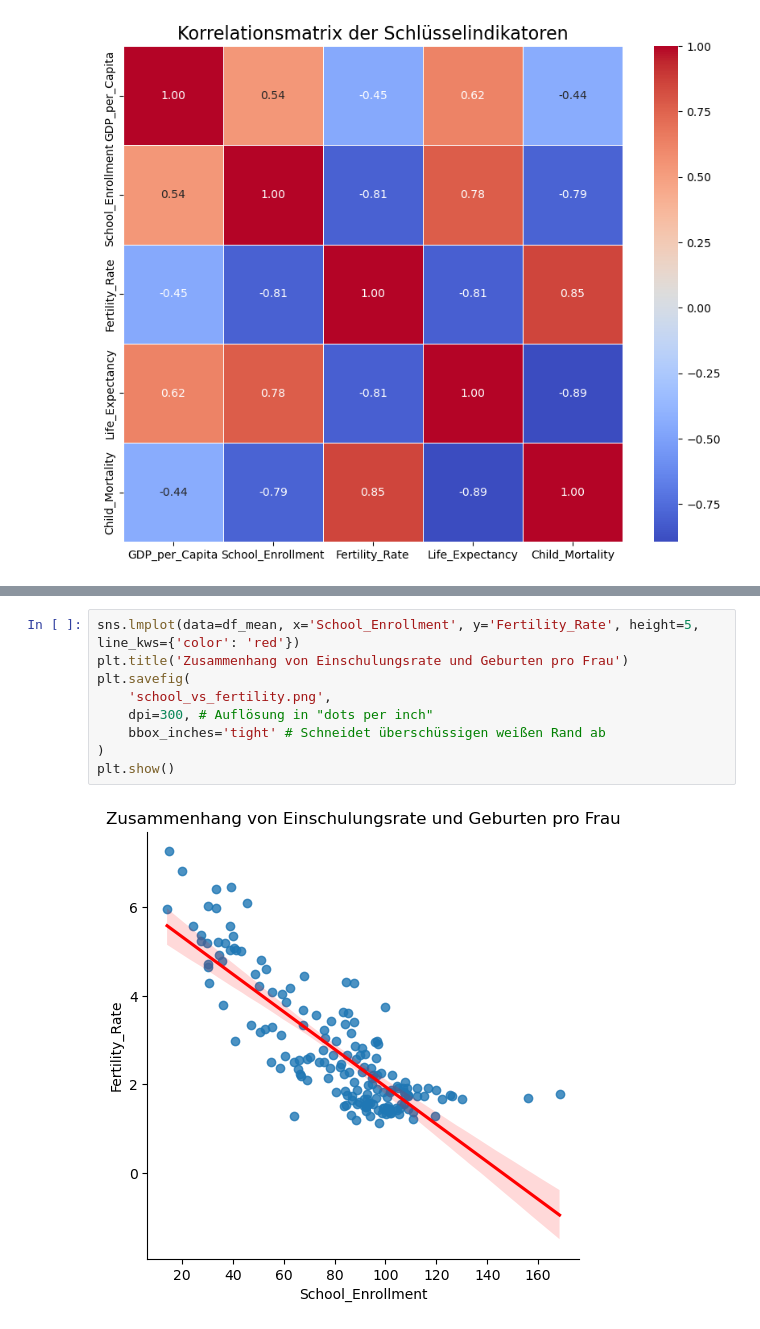
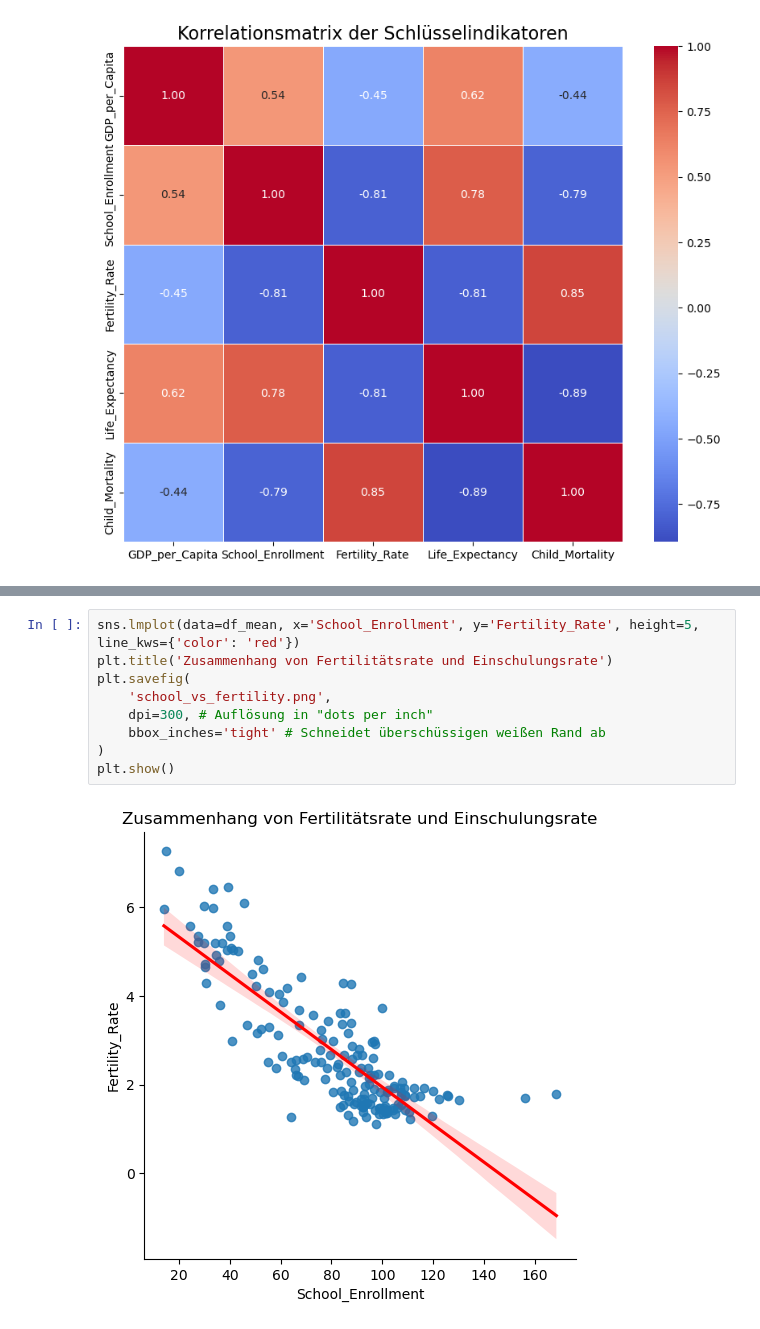
Before and after one commit to sandrosimmeth/DLBDBSC01, a Jupyter notebook: DLBDBSC01.ipynb, the cells around one changed output, grey strips where cells are left out. Drawn from its saved outputs; the diff is of its cells as text.

```diff
--- a/DLBDBSC01.ipynb
+++ b/DLBDBSC01.ipynb
@@ -386,13 +386,13 @@ plt.show()
 # %%
 sns.lmplot(data=df_mean, x='School_Enrollment', y='Fertility_Rate', height=5, line_kws={'color': 'red'})
-plt.title('Zusammenhang von Einschulungsrate und Geburten pro Frau')
+plt.title('Zusammenhang von Fertilitätsrate und Einschulungsrate')
 plt.savefig(
     'school_vs_fertility.png',
     dpi=300, # Auflösung in "dots per inch"
     bbox_inches='tight' # Schneidet überschüssigen weißen Rand ab
 )
 plt.show()
 # %% [output]
-[figure, old version]
+[figure, new version]
 # %%
 sns.lmplot(data=df_mean, x='Child_Mortality', y='Fertility_Rate', height=5, line_kws={'color': 'red'})
```
Also changed, not shown: parts of 19 cells of this notebook.
